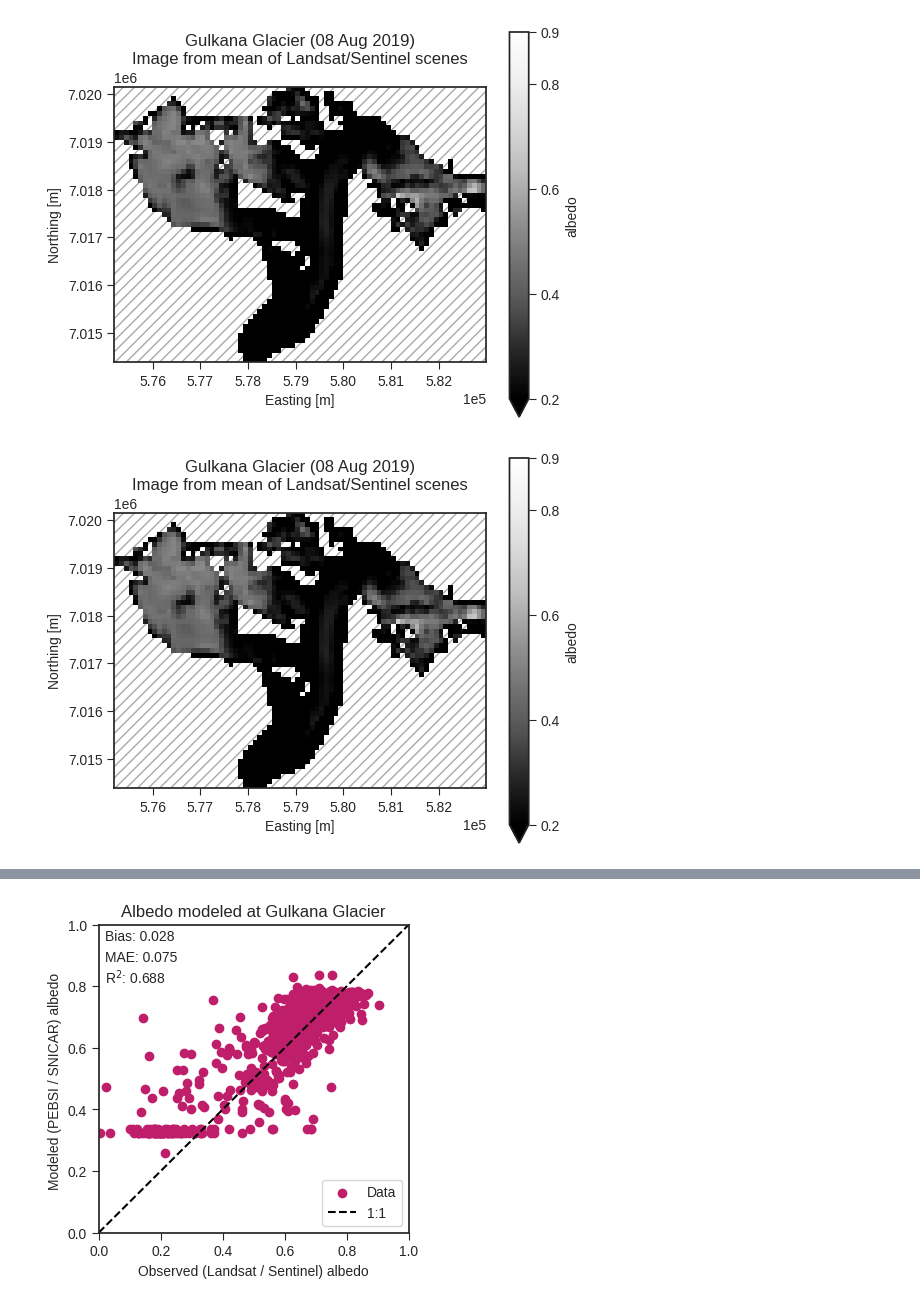
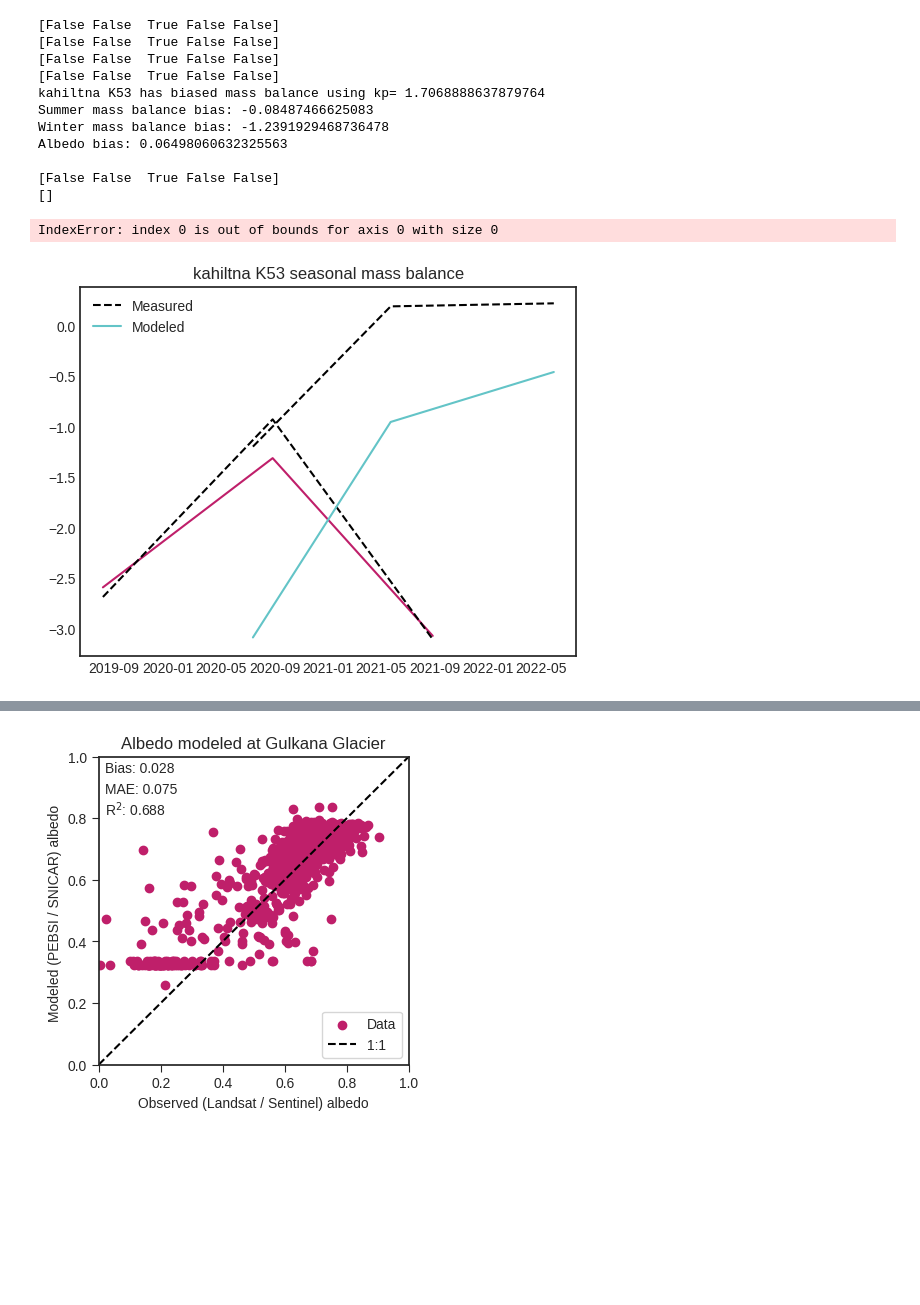
Before and after one commit to clairevwilson/PEBSI, a Jupyter notebook: project/calibrate.ipynb, the cells around one changed output, grey strips where cells are left out. Drawn from its saved outputs; the diff is of its cells as text; code cells hidden in the pictures; blank space fills up the shorter version.

Commit message:
rerunning long sims

```diff
--- a/project/calibrate.ipynb
+++ b/project/calibrate.ipynb
@@ -55,8 +52,8 @@ all_meas_albedo = []
 all_time_albedo = []
 best_dict = {}
 all_best = {}
-# for glacier in site_dict:
-for glacier in ['gulkana']: #
+for glacier in site_dict:
+# for glacier in ['gulkana']: #
     best_dict[glacier] = {}
     all_best[glacier] = {}
     # for site in 'D':
@@ -72,7 +69,7 @@ for glacier in ['gulkana']: #
         by_params = {}
         for setno in [4]: # range(2, 30, 5):
             fn_set = fp + fn.replace('XX', str(setno))
-            fn_set = fp + f'ddf/{glacier}{site}_2026_03_19_long_0.nc'
+            fn_set = fp + f'ddf/{glacier}{site}_2026_04_24_0.nc'
             if not os.path.exists(fn_set):
                 continue
 
@@ -91,50 +88,65 @@ for glacier in ['gulkana']: #
             # mae_albedo = albedo_data.mae()
 
             # if ds.attrs['ksp_BC'] not in by_params:
             #     by_params[ds.attrs['ksp_BC']] = {}
             # by_params[ds.attrs['ksp_BC']][ds.attrs['C1']] = albedo_data
 
             error = 0 # mae_albedo # * 2 + mae_mb
             if error < min_error:
                 min_error = error
                 best_set = (0.1, 4.33e-13, fn_set)
                 best_ds = ds.copy(deep=True)
 
         mb_data = MassBalance(glacier, site, use='benchmark')
         albedo_data = Albedo(glacier, site, use='all')
         best_dict[glacier][site] = best_ds
         all_best[glacier][site] = {'ksp_BC':best_set[0], 'C1':best_set[1]}
 
         # parse model run
         albedo_data.get_model_albedo(best_ds)
-        # mb_data.get_model_mb(best_ds)
+        mb_data.get_model_mb(best_ds)
 
-        # if mb_data.dataset == 'seasonal':
-        #     me_summer, me_winter = mb_data.bias(True)
-        #     if np.abs(me_summer) > 1 or np.abs(me_winter) > 1:
-        #         print(best_ds.attrs['glacier'], best_ds.attrs['site'],'has biased mass balance using kp=',best_ds.attrs['kp'])
-        #         print('Summer mass balance bias:',me_summer)
-        #         print('Winter mass balance bias:',me_winter)
-        #         print('Albedo bias:',albedo_data.bias())
-        #         print()
-        #         mb_data.plot_mb()
-        # else:
-        #     if np.abs(mb_data.mae()) > 1:
-        #         print(best_ds.attrs['glacier'], best_ds.attrs['site'],'has biased mass balance using kp=',best_ds.attrs['kp'])
-        #         print('Annual mass balance bias:',mb_data.mae())
-        #         print('Albedo bias:',albedo_data.bias())
-        #         print()
-        #         mb_data.plot_mb()
+        if mb_data.dataset == 'seasonal':
+            me_summer, me_winter = mb_data.bias(True)
+            if np.abs(me_summer) > 1 or np.abs(me_winter) > 1:
+                print(best_ds.attrs['glacier'], best_ds.attrs['site'],'has biased mass balance using kp=',best_ds.attrs['kp'])
+                print('Summer mass balance bias:',me_summer)
+                print('Winter mass balance bias:',me_winter)
+                print('Albedo bias:',albedo_data.bias())
+                print()
+                mb_data.plot_mb()
+            else:
+                print(glacier, site, 'is good')
+        else:
+            if np.abs(mb_data.mae()) > 1:
+                print(best_ds.attrs['glacier'], best_ds.attrs['site'],'has biased mass balance using kp=',best_ds.attrs['kp'])
+                print('Annual mass balance bias:',mb_data.mae())
+                print('Albedo bias:',albedo_data.bias())
+                print()
+                mb_data.plot_mb()
+            else:
+                print(glacier, site, 'is good')
 
         # plot
         # mb_data.plot_mb()
         # albedo_data.plot_timeseries()
-        albedo_data.plot_map('2019-08-20',full=True, savefig=True)
+        # albedo_data.plot_map('2019-08-20',full=True, savefig=True)
 
         for mod, meas, t in zip(albedo_data.mod, albedo_data.meas, albedo_data.time):
             all_mod_albedo.append(mod)
             all_meas_albedo.append(meas)
             all_time_albedo.append(t)
 # %% [output]
+[False False  True False False]
+[False False  True False False]
+[False False  True False False]
+[False False  True False False]
+kahiltna K53 has biased mass balance using kp= 1.7068888637879764
+Summer mass balance bias: -0.08487466625083
+Winter mass balance bias: -1.2391929468736478
+Albedo bias: 0.06498060632325563
+
+[False False  True False False]
+[]
+IndexError: index 0 is out of bounds for axis 0 with size 0
-[figure, old version]
+[figure, new version]
-[figure, removed]
```
Also changed, not shown: parts of 2 cells of this notebook, 3 other files.
